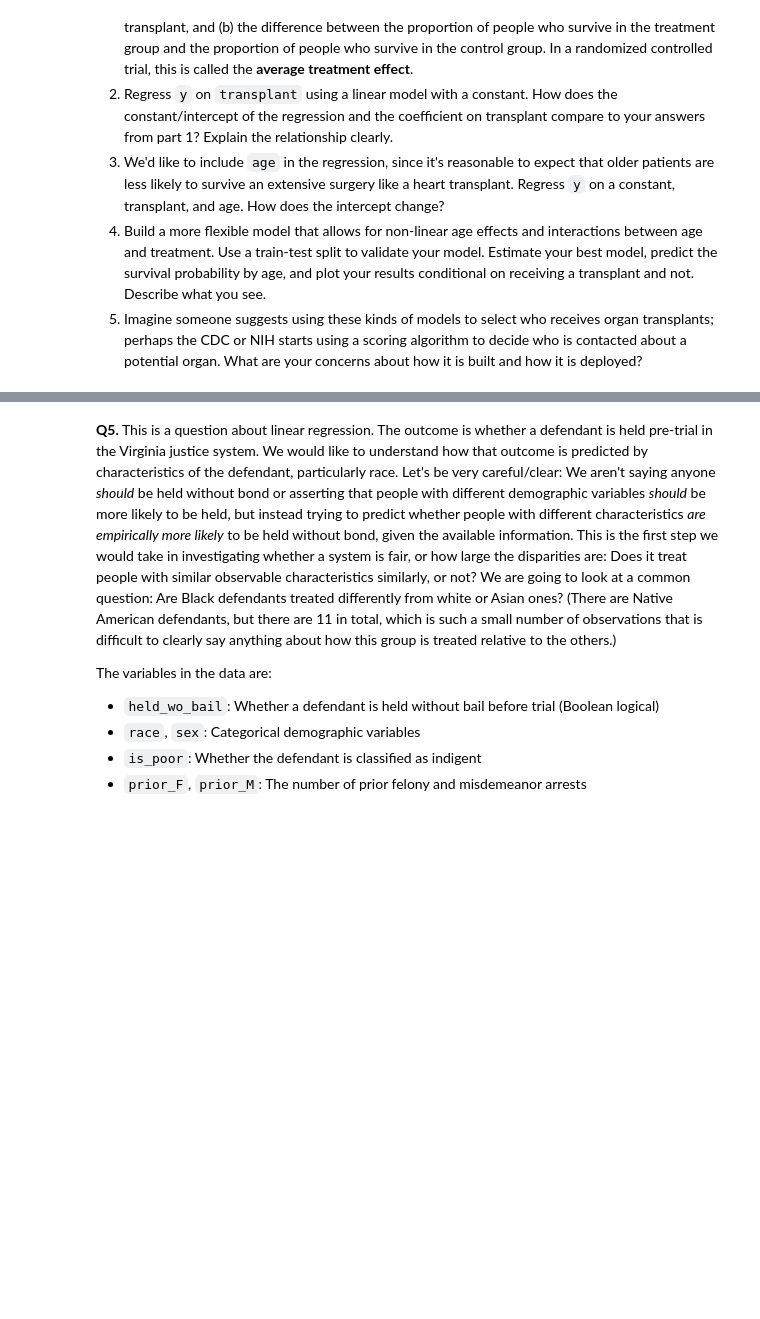
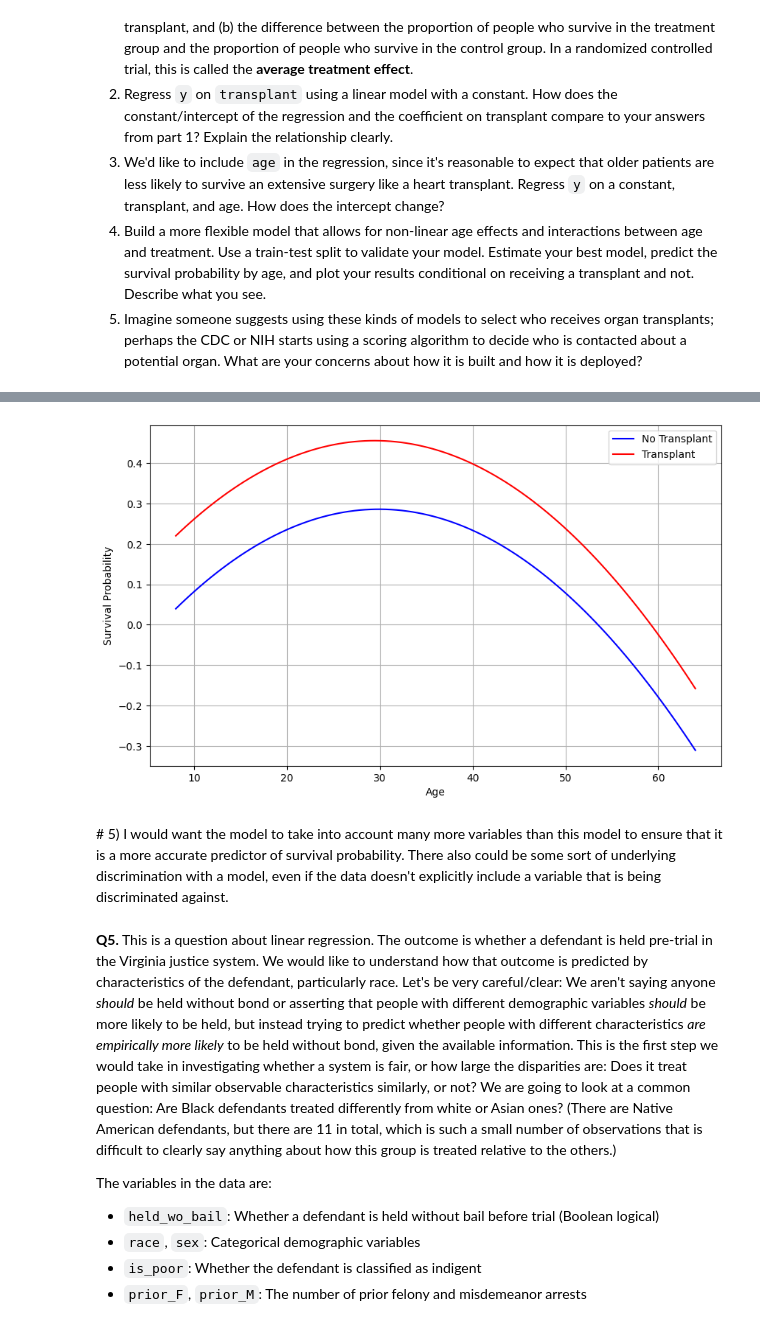
Before and after one commit to conorgibbons147/linearModels, a Jupyter notebook: assignment/assignment.ipynb, the cells around one changed output, grey strips where cells are left out. Drawn from its saved outputs; the diff is of its cells as text; code cells hidden in the pictures; blank space fills up the shorter version.

```diff
--- a/assignment/assignment.ipynb
+++ b/assignment/assignment.ipynb
@@ -82,3 +237,7 @@ Since a heart transplant is a dangerous operation and even people who successful
 3. We'd like to include `age` in the regression, since it's reasonable to expect that older patients are less likely to survive an extensive surgery like a heart transplant. Regress `y` on a constant, transplant, and age. How does the intercept change?
 4. Build a more flexible model that allows for non-linear age effects and interactions between age and treatment. Use a train-test split to validate your model. Estimate your best model, predict the survival probability by age, and plot your results conditional on receiving a transplant and not. Describe what you see.
 5. Imagine someone suggests using these kinds of models to select who receives organ transplants; perhaps the CDC or NIH starts using a scoring algorithm to decide who is contacted about a potential organ. What are your concerns about how it is built and how it is deployed?
+# %%
+data = pd.read_csv('linearModels/assignment/data/heart_hw.csv')
+df = pd.DataFrame(data)
+df.head()
@@ -85,3 +298,44 @@ Since a heart transplant is a dangerous operation and even people who successful
+# %%
+# 4.
+from sklearn.preprocessing import PolynomialFeatures
+
+df['transplant_dummy'] = pd.get_dummies(df['transplant'], drop_first=True, dtype=int)
+base = df[['age', 'transplant_dummy']]
+
+poly = PolynomialFeatures(degree=2, include_bias=False)
+X = poly.fit_transform(base)
+X_df = pd.DataFrame(X, columns=poly.get_feature_names_out(['age', 'transplant_dummy']))
+y = df['y']
+
+X_train, X_test, y_train, y_test = train_test_split(X_df, y, test_size=0.2, random_state=793407)
+
+model = LinearRegression()
+model.fit(X_train, y_train)
+y_pred = model.predict(X_test)
+
+ages = np.linspace(df['age'].min(), df['age'].max(), 100)
+
+def age_preds(transplant_status):
+    x = pd.DataFrame({'age': ages, 'transplant_dummy': transplant_status})
+    features = poly.transform(x)
+    preds = model.predict(features)
+    return preds
+
+no_transplant = age_preds(0)
+transplant = age_preds(1)
+
+plt.figure(figsize=(10, 6))
+plt.plot(ages, no_transplant, label='No Transplant', color='blue')
+plt.plot(ages, transplant, label='Transplant', color='red')
+plt.xlabel('Age')
+plt.ylabel('Survival Probability')
+plt.legend()
+plt.grid()
+plt.show()
+# %% [output]
+[figure, added]
+# %% [markdown]
+\# 5) I would want the model to take into account many more variables than this model to ensure that it is a more accurate predictor of survival probability. There also could be some sort of underlying discrimination with a model, even if the data doesn't explicitly include a variable that is being discriminated against.
 # %% [markdown]
 **Q5.** This is a question about linear regression. The outcome is whether a defendant is held pre-trial in the Virginia justice system. We would like to understand how that outcome is predicted by characteristics of the defendant, particularly race. Let's be very careful/clear: We aren't saying anyone *should* be held without bond or asserting that people with different demographic variables *should* be more likely to be held, but instead trying to predict whether people with different characteristics *are empirically more likely* to be held without bond, given the available information. This is the first step we would take in investigating whether a system is fair, or how large the disparities are: Does it treat people with similar observable characteristics similarly, or not? We are going to look at a common question: Are Black defendants treated differently from white or Asian ones? (There are Native American defendants, but there are 11 in total, which is such a small number of observations that is difficult to clearly say anything about how this group is treated relative to the others.)
 
```
Also changed, not shown: parts of 13 cells of this notebook.
